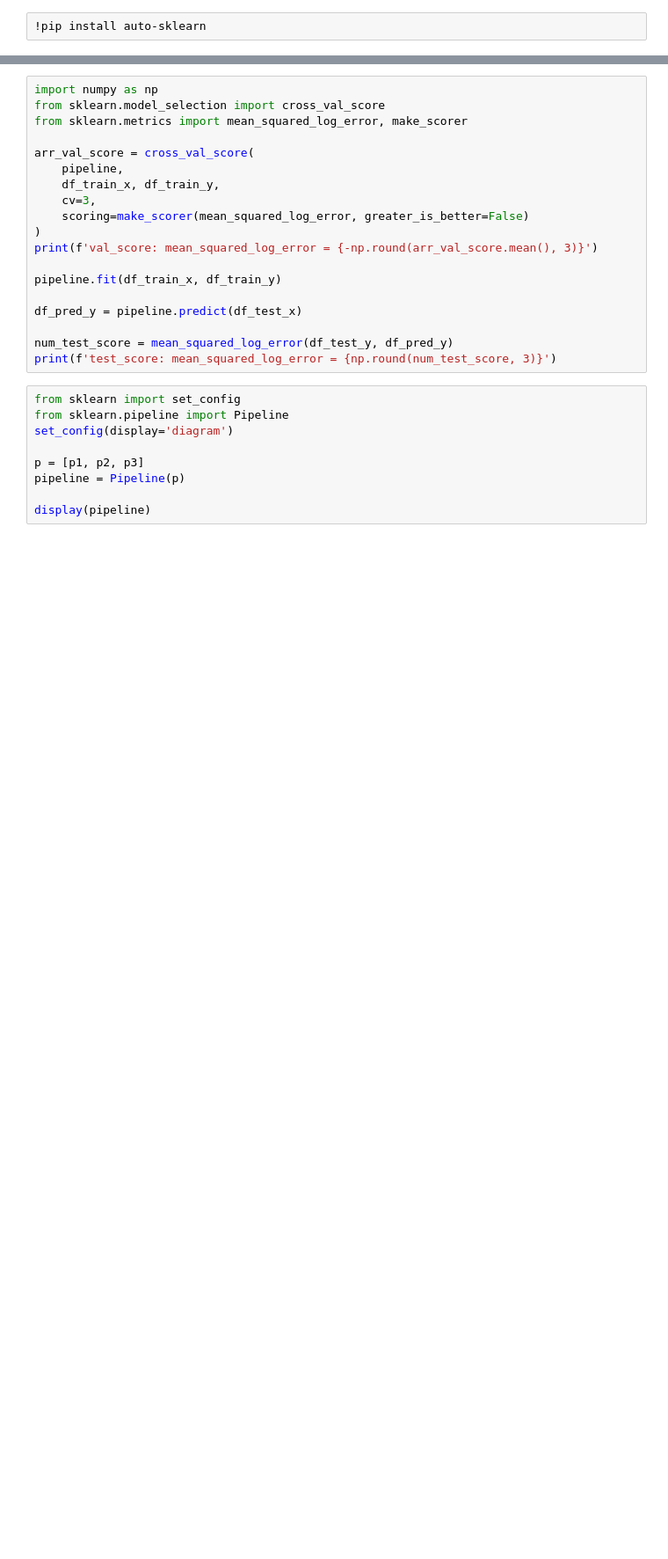
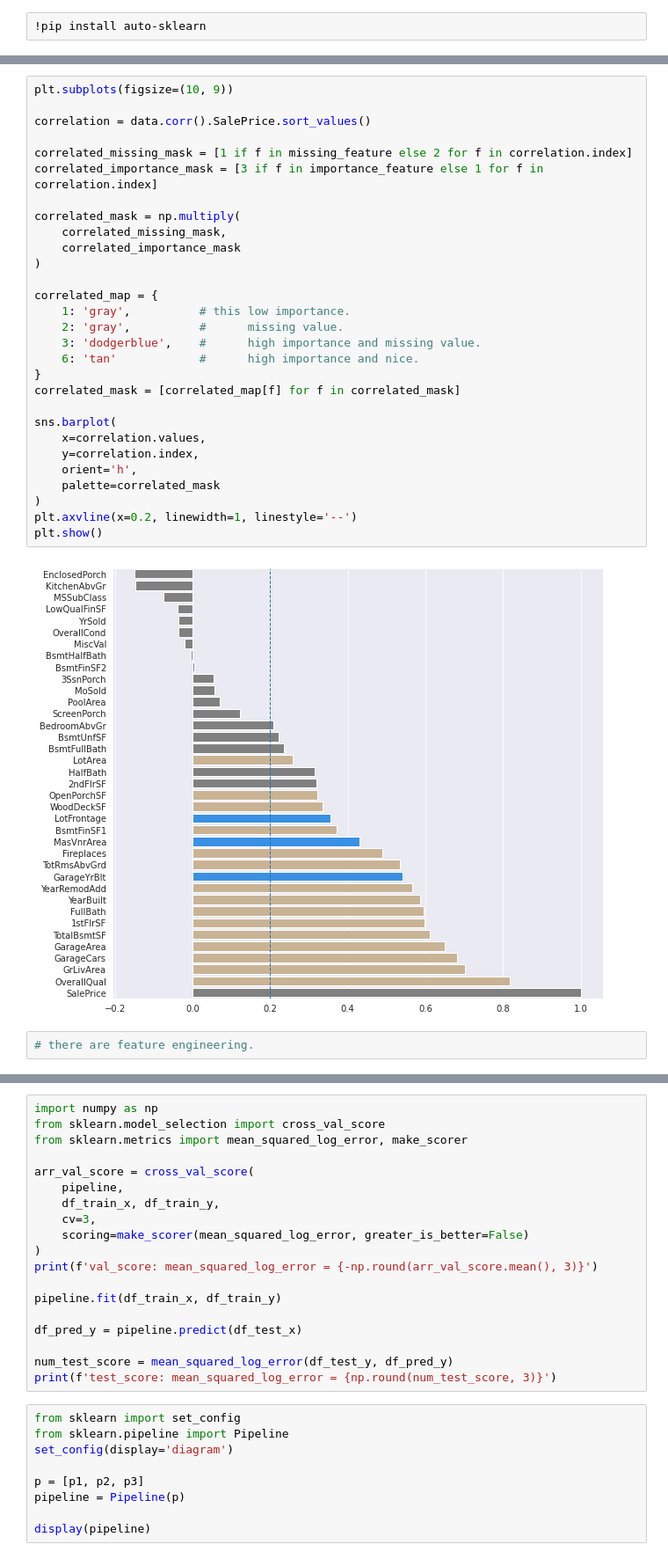
Before and after one commit to space-data-robert/compet-python-machine, a Jupyter notebook: house-price-regressor.ipynb, the cells around one changed output, grey strips where cells are left out. Shown at 88% size. Drawn from its saved outputs; the diff is of its cells as text; blank space fills up the shorter version.

```diff
--- a/house-price-regressor.ipynb
+++ b/house-price-regressor.ipynb
@@ -151,0 +168,33 @@ model_id
+# %%
+plt.subplots(figsize=(10, 9))
+
+correlation = data.corr().SalePrice.sort_values()
+
+correlated_missing_mask = [1 if f in missing_feature else 2 for f in correlation.index]
+correlated_importance_mask = [3 if f in importance_feature else 1 for f in correlation.index]
+
+correlated_mask = np.multiply(
+    correlated_missing_mask,
+    correlated_importance_mask
+)
+
+correlated_map = {
+    1: 'gray',          # this low importance.
+    2: 'gray',          #      missing value.
+    3: 'dodgerblue',    #      high importance and missing value.
+    6: 'tan'            #      high importance and nice.
+}
+correlated_mask = [correlated_map[f] for f in correlated_mask]
+
+sns.barplot(
+    x=correlation.values,
+    y=correlation.index,
+    orient='h',
+    palette=correlated_mask
+)
+plt.axvline(x=0.2, linewidth=1, linestyle='--')
+plt.show()
+# %% [output]
+[figure, added]
+# %%
+# there are feature engineering.
```
Also changed, not shown: parts of 22 cells of this notebook.
